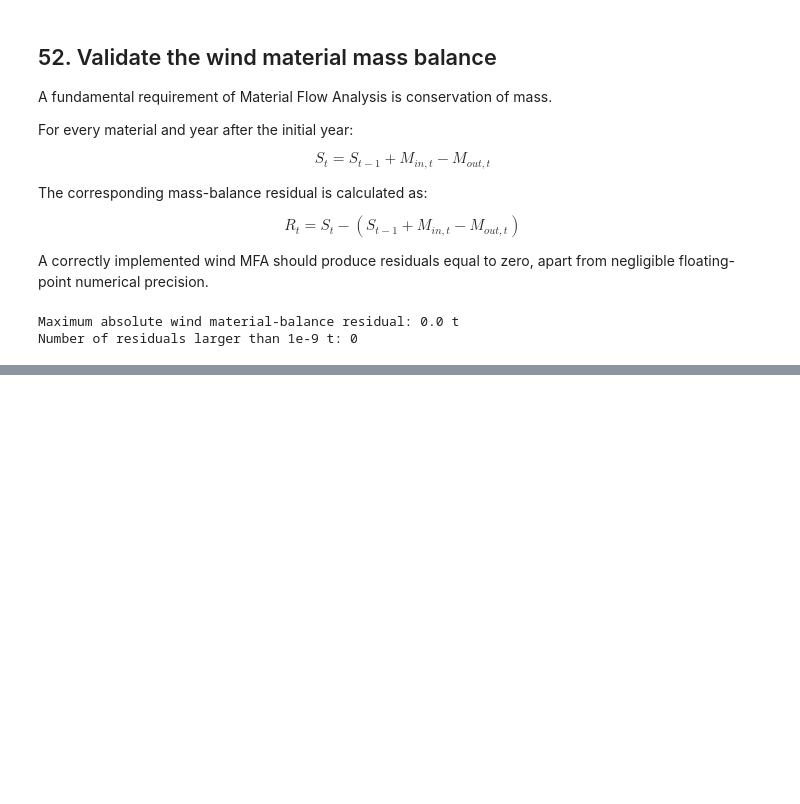
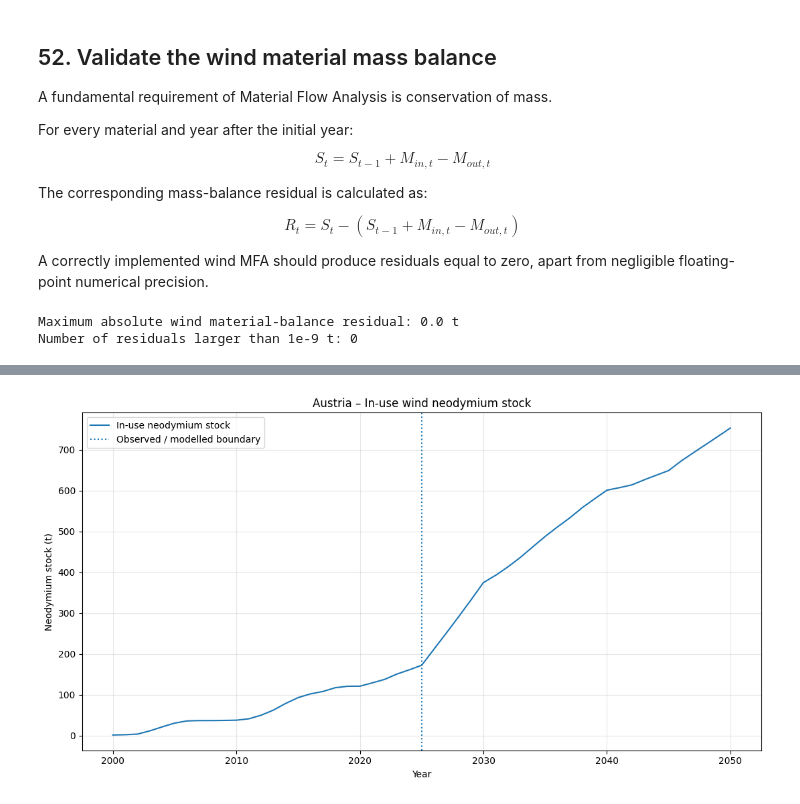
Before and after one commit to Trickwillfrit/MFA, a Jupyter notebook: notebooks/ENV501_Austria_Croatia_MFA.ipynb, the cells around one changed output, grey strips where cells are left out. Cells and saved outputs as stored; diff of their text form; code cells hidden in the pictures; blank space fills up the shorter version.

```diff
--- a/notebooks/ENV501_Austria_Croatia_MFA.ipynb
+++ b/notebooks/ENV501_Austria_Croatia_MFA.ipynb
@@ -5749,0 +5844,29 @@ Number of residuals larger than 1e-9 t: 0
+# %%
+plt.figure(figsize=(11, 6))
+
+plt.plot(
+    plot_data["Year"],
+    plot_data["Material_Stock_t"],
+    label="In-use neodymium stock"
+)
+
+plt.axvline(
+    x=2025,
+    linestyle=":",
+    linewidth=1.5,
+    label="Observed / modelled boundary"
+)
+
+plt.xlabel("Year")
+plt.ylabel("Neodymium stock (t)")
+plt.title(
+    "Austria – In-use wind neodymium stock"
+)
+
+plt.legend()
+plt.grid(alpha=0.3)
+
+plt.tight_layout()
+plt.show()
+# %% [output]
+[figure, added]
```
Also changed, not shown: parts of 5 cells of this notebook.
